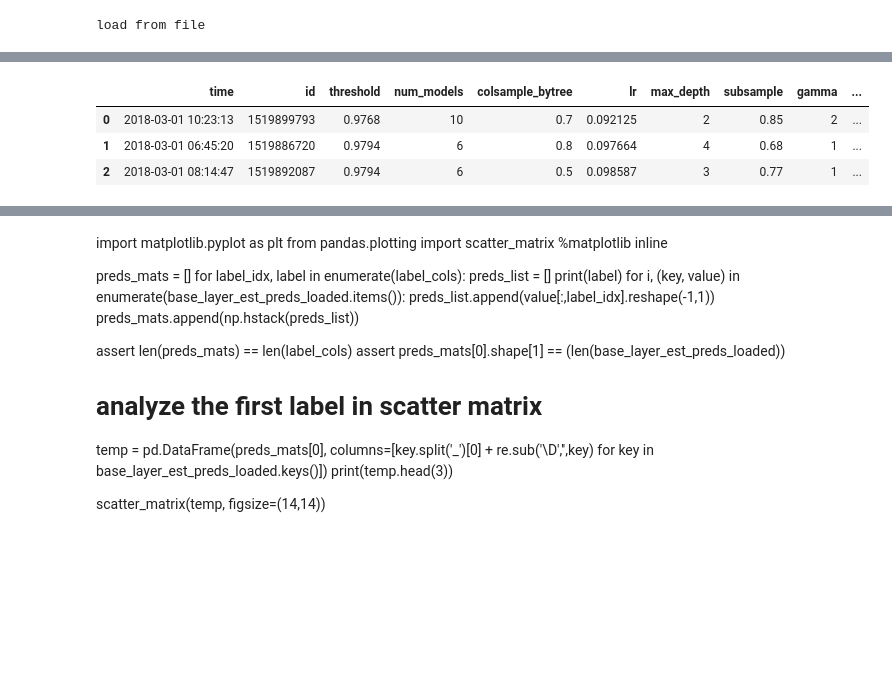
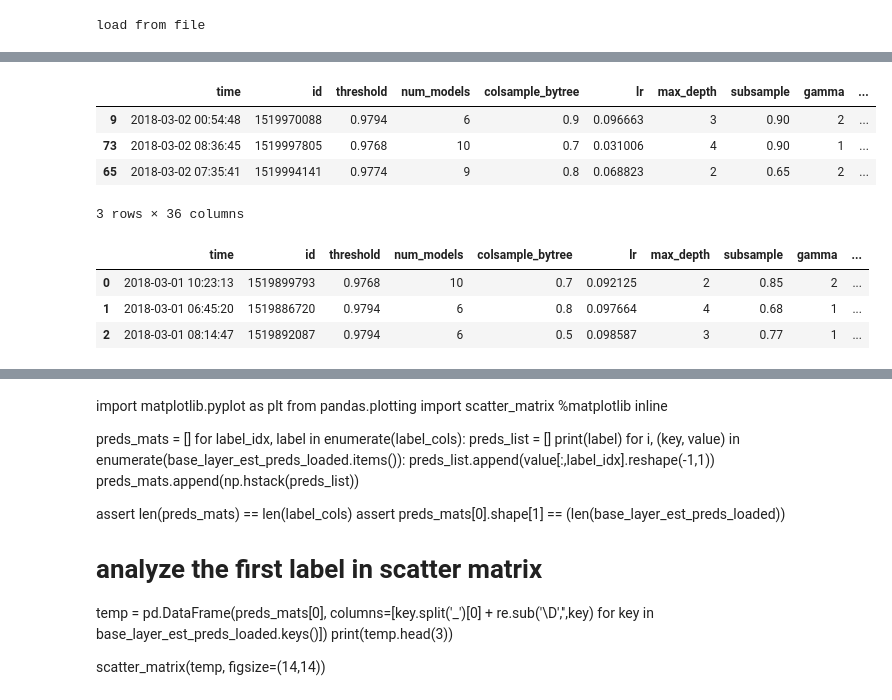
Before and after one commit to wluo-personal/Kaggle, a Jupyter notebook: toxic/sc/stacking/stack2.ipynb, the cells around one changed output, grey strips where cells are left out. Cells and saved outputs as stored; diff of their text form; code cells hidden in the pictures; blank space fills up the shorter version.

```diff
--- a/toxic/sc/stacking/stack2.ipynb
+++ b/toxic/sc/stacking/stack2.ipynb
@@ -991,10 +979,20 @@ base_layer_results_repo.show_scores()
 # %%
-xgb_search = pd.read_csv('xgb_search_ori100.csv').sort_values(by='avg_auc', ascending=False)
+xgb_search = pd.read_csv('xgb_search.csv').sort_values(by='avg_auc', ascending=False)
+
+xgb_search.head(3)
+# %% [output]
+|  | time | id | threshold | num_models | colsample_bytree | lr | max_depth | subsample | gamma | ... |
+| 9 | 2018-03-02 00:54:48 | 1519970088 | 0.9794 | 6 | 0.9 | 0.096663 | 3 | 0.90 | 2 | ... |
+| 73 | 2018-03-02 08:36:45 | 1519997805 | 0.9768 | 10 | 0.7 | 0.031006 | 4 | 0.90 | 1 | ... |
+| 65 | 2018-03-02 07:35:41 | 1519994141 | 0.9774 | 9 | 0.8 | 0.068823 | 2 | 0.65 | 2 | ... |
+3 rows × 36 columns
-# %%
-xgb_search.head(3)
-# %% [output]
-|  | time | id | threshold | num_models | colsample_bytree | lr | max_depth | subsample | gamma | ... |
-| 0 | 2018-03-01 10:23:13 | 1519899793 | 0.9768 | 10 | 0.7 | 0.092125 | 2 | 0.85 | 2 | ... |
-| 1 | 2018-03-01 06:45:20 | 1519886720 | 0.9794 | 6 | 0.8 | 0.097664 | 4 | 0.68 | 1 | ... |
-| 2 | 2018-03-01 08:14:47 | 1519892087 | 0.9794 | 6 | 0.5 | 0.098587 | 3 | 0.77 | 1 | ... |
+# %%
+xgb_search_round1 = pd.read_csv('xgb_search_ori100.csv').sort_values(by='avg_auc', ascending=False)
+
+xgb_search_round1.head(3)
+# %% [output]
+|  | time | id | threshold | num_models | colsample_bytree | lr | max_depth | subsample | gamma | ... |
+| 0 | 2018-03-01 10:23:13 | 1519899793 | 0.9768 | 10 | 0.7 | 0.092125 | 2 | 0.85 | 2 | ... |
+| 1 | 2018-03-01 06:45:20 | 1519886720 | 0.9794 | 6 | 0.8 | 0.097664 | 4 | 0.68 | 1 | ... |
+| 2 | 2018-03-01 08:14:47 | 1519892087 | 0.9794 | 6 | 0.5 | 0.098587 | 3 | 0.77 | 1 | ... |
 # %%
```
Also changed, not shown: parts of 5 cells of this notebook, 6 other files.
